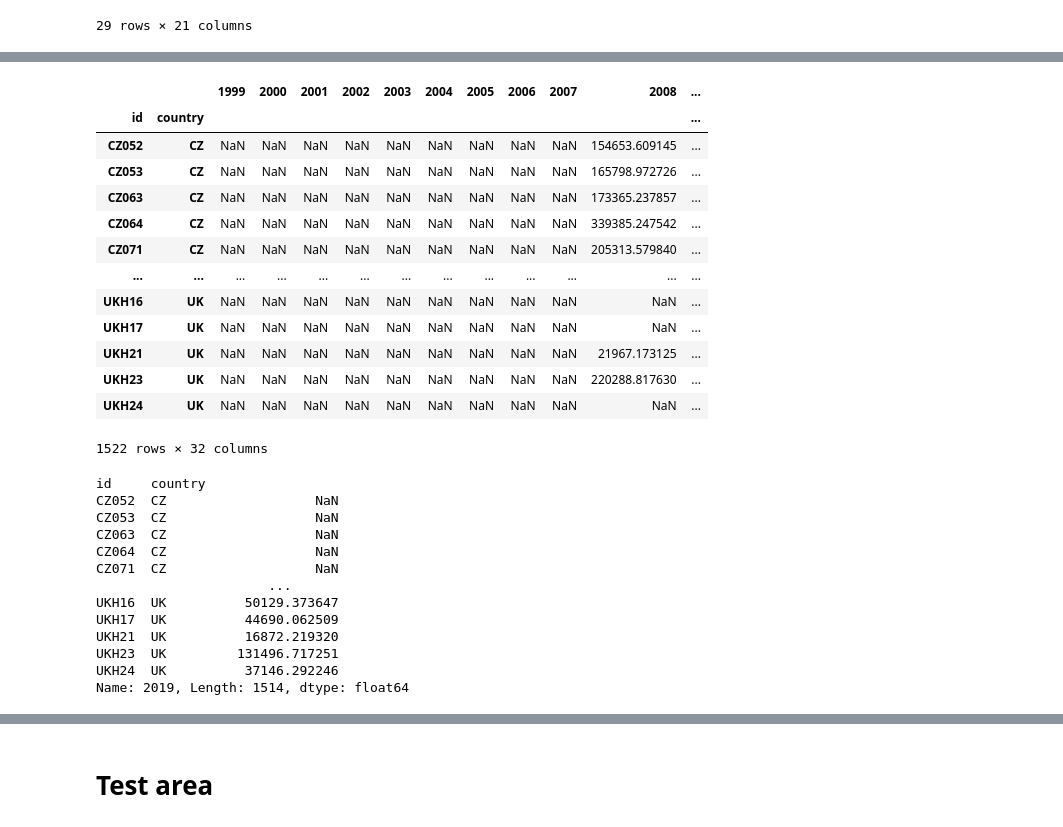
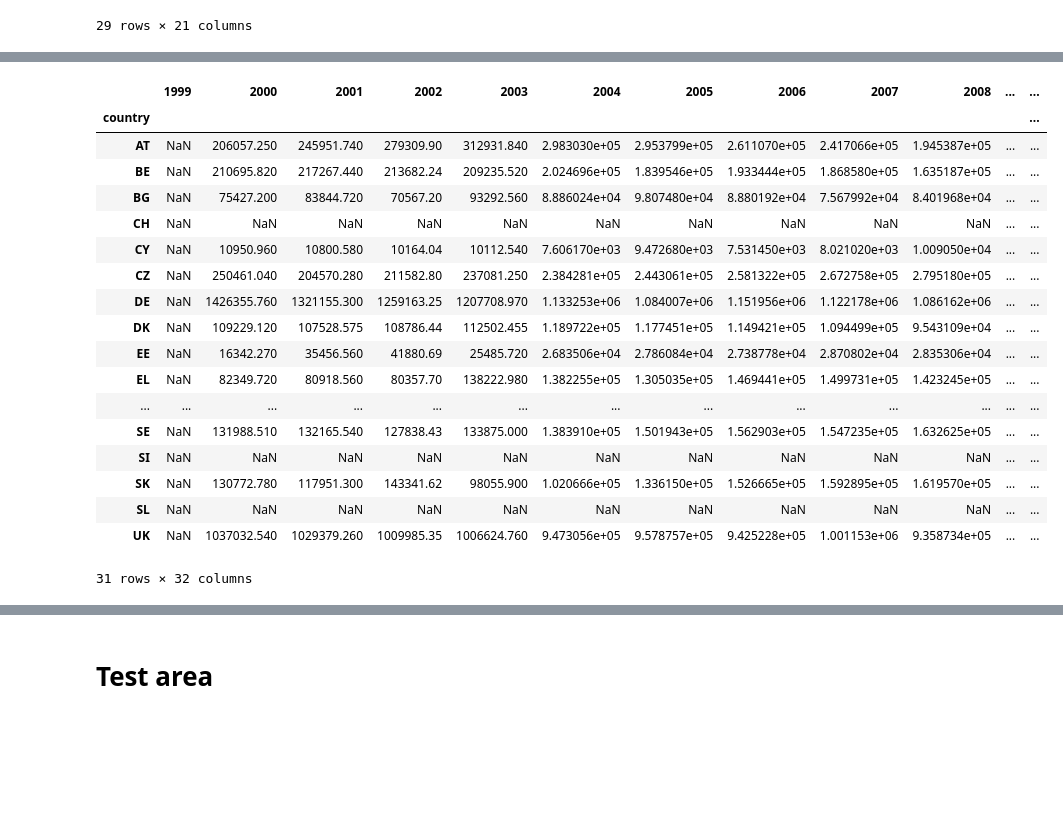
Before and after one commit to Frostie10/eurostat_test, a Jupyter notebook: test_eurostat.ipynb, the cells around one changed output, grey strips where cells are left out. Drawn from its saved outputs; the diff is of its cells as text; code cells hidden in the pictures; blank space fills up the shorter version.

```diff
--- a/test_eurostat.ipynb
+++ b/test_eurostat.ipynb
@@ -470,3 +506,6 @@ df_total_transport_mio_Vkm_country_2
 | SK | 4167.0 | 3974.0 | 4317.0 | 4020.0 | 3700.0 | 3648.0 | NaN | NaN | NaN | 3420.0 | ... | ... |
 | UK | 19829.0 | 19429.0 | NaN | 19982.0 | NaN | 17789.0 | 18134.0 | 19550.0 | NaN | NaN | ... | ... |
 29 rows × 21 columns
+# %%
+df_total_transport_mio_Vkm_country_2_filledna = df_total_transport_mio_Vkm_country_2.interpolate(method ='linear', axis = 1)
+df_total_transport_mio_Vkm_country_2_filledna
@@ -498,6 +557,7 @@ toe
 28 rows × 31 columns
 # %%
-toe_mio_Vkm_country = toe.multiply(df_total_transport_mio_Vkm_country_2)
+toe_mio_Vkm_country = toe.multiply(df_total_transport_mio_Vkm_country_2_filledna)
 toe_mio_Vkm_country.columns = toe_mio_Vkm_country.columns.astype(int)
 toe_mio_Vkm_country
+print(toe_mio_Vkm_country.columns)
 # %% [output]
@@ -523,39 +568,23 @@ toe_mio_Vkm_country
 # %%
-share_total_national_transport_region.columns = share_total_national_transport_region.columns.astype(int)
-toe_mio_Vkm_region = share_total_national_transport_region.multiply(toe_mio_Vkm_country)
-MWh_region = toe_mio_Vkm_region.multiply(11.63)
-MWh_region.columns = ['1999', '2000', '2001', '2002', '2003', '2004', '2005', '2006', '2007', '2008', '2009', '2010', '2011', '2012', '2013', '2014', '2015', '2016','2017', '2018', '2019', '2020', '2021', '2022', '2023', '2024', '2025', '2026', '2027', '2028', '2029', '2030']
-MWh_region
+toe_mio_Vkm_country.columns = ['1999', '2000', '2001', '2002', '2003', '2004', '2005', '2006', '2007', '2008', '2009', '2010', '2011', '2012', '2013', '2014', '2015', '2016','2017', '2018', '2019', '2020', '2021', '2022', '2023', '2024', '2025', '2026', '2027', '2028', '2029', '2030']
+toe_mio_Vkm_country
 # %% [output]
-|  |  | 1999 | 2000 | 2001 | 2002 | 2003 | 2004 | 2005 | 2006 | 2007 | 2008 | ... |
-| id | country |  |  |  |  |  |  |  |  |  |  | ... |
-| CZ052 | CZ | NaN | NaN | NaN | NaN | NaN | NaN | NaN | NaN | NaN | 154653.609145 | ... |
-| CZ053 | CZ | NaN | NaN | NaN | NaN | NaN | NaN | NaN | NaN | NaN | 165798.972726 | ... |
-| CZ063 | CZ | NaN | NaN | NaN | NaN | NaN | NaN | NaN | NaN | NaN | 173365.237857 | ... |
-| CZ064 | CZ | NaN | NaN | NaN | NaN | NaN | NaN | NaN | NaN | NaN | 339385.247542 | ... |
-| CZ071 | CZ | NaN | NaN | NaN | NaN | NaN | NaN | NaN | NaN | NaN | 205313.579840 | ... |
+|  | 1999 | 2000 | 2001 | 2002 | 2003 | 2004 | 2005 | 2006 | 2007 | 2008 | ... | ... |
+| country |  |  |  |  |  |  |  |  |  |  |  | ... |
+| AT | NaN | 206057.250 | 245951.740 | 279309.90 | 312931.840 | 2.983030e+05 | 2.953799e+05 | 2.611070e+05 | 2.417066e+05 | 1.945387e+05 | ... | ... |
+| BE | NaN | 210695.820 | 217267.440 | 213682.24 | 209235.520 | 2.024696e+05 | 1.839546e+05 | 1.933444e+05 | 1.868580e+05 | 1.635187e+05 | ... | ... |
+| BG | NaN | 75427.200 | 83844.720 | 70567.20 | 93292.560 | 8.886024e+04 | 9.807480e+04 | 8.880192e+04 | 7.567992e+04 | 8.401968e+04 | ... | ... |
+| CH | NaN | NaN | NaN | NaN | NaN | NaN | NaN | NaN | NaN | NaN | ... | ... |
+| CY | NaN | 10950.960 | 10800.580 | 10164.04 | 10112.540 | 7.606170e+03 | 9.472680e+03 | 7.531450e+03 | 8.021020e+03 | 1.009050e+04 | ... | ... |
+| CZ | NaN | 250461.040 | 204570.280 | 211582.80 | 237081.250 | 2.384281e+05 | 2.443061e+05 | 2.581322e+05 | 2.672758e+05 | 2.795180e+05 | ... | ... |
+| DE | NaN | 1426355.760 | 1321155.300 | 1259163.25 | 1207708.970 | 1.133253e+06 | 1.084007e+06 | 1.151956e+06 | 1.122178e+06 | 1.086162e+06 | ... | ... |
+| DK | NaN | 109229.120 | 107528.575 | 108786.44 | 112502.455 | 1.189722e+05 | 1.177451e+05 | 1.149421e+05 | 1.094499e+05 | 9.543109e+04 | ... | ... |
+| EE | NaN | 16342.270 | 35456.560 | 41880.69 | 25485.720 | 2.683506e+04 | 2.786084e+04 | 2.738778e+04 | 2.870802e+04 | 2.835306e+04 | ... | ... |
+| EL | NaN | 82349.720 | 80918.560 | 80357.70 | 138222.980 | 1.382255e+05 | 1.305035e+05 | 1.469441e+05 | 1.499731e+05 | 1.423245e+05 | ... | ... |
 | ... | ... | ... | ... | ... | ... | ... | ... | ... | ... | ... | ... | ... |
-| UKH16 | UK | NaN | NaN | NaN | NaN | NaN | NaN | NaN | NaN | NaN | NaN | ... |
-| UKH17 | UK | NaN | NaN | NaN | NaN | NaN | NaN | NaN | NaN | NaN | NaN | ... |
-| UKH21 | UK | NaN | NaN | NaN | NaN | NaN | NaN | NaN | NaN | NaN | 21967.173125 | ... |
-| UKH23 | UK | NaN | NaN | NaN | NaN | NaN | NaN | NaN | NaN | NaN | 220288.817630 | ... |
-| UKH24 | UK | NaN | NaN | NaN | NaN | NaN | NaN | NaN | NaN | NaN | NaN | ... |
+| SE | NaN | 131988.510 | 132165.540 | 127838.43 | 133875.000 | 1.383910e+05 | 1.501943e+05 | 1.562903e+05 | 1.547235e+05 | 1.632625e+05 | ... | ... |
+| SI | NaN | NaN | NaN | NaN | NaN | NaN | NaN | NaN | NaN | NaN | ... | ... |
+| SK | NaN | 130772.780 | 117951.300 | 143341.62 | 98055.900 | 1.020666e+05 | 1.336150e+05 | 1.526665e+05 | 1.592895e+05 | 1.619570e+05 | ... | ... |
+| SL | NaN | NaN | NaN | NaN | NaN | NaN | NaN | NaN | NaN | NaN | ... | ... |
+| UK | NaN | 1037032.540 | 1029379.260 | 1009985.35 | 1006624.760 | 9.473056e+05 | 9.578757e+05 | 9.425228e+05 | 1.001153e+06 | 9.358734e+05 | ... | ... |
-1522 rows × 32 columns
+31 rows × 32 columns
-# %%
-gdf1 = gdf_dw.join(MWh_region)
-gdf_MWh_region = gdf1.drop(['ES708', 'ES704', 'ES705', 'ES709', 'ES706', 'ES703', 'ES707', 'CY000'])
-gdf_MWh_region['2019']
-# %% [output]
-id     country
-CZ052  CZ                   NaN
-CZ053  CZ                   NaN
-CZ063  CZ                   NaN
-CZ064  CZ                   NaN
-CZ071  CZ                   NaN
-                      ...
-UKH16  UK          50129.373647
-UKH17  UK          44690.062509
-UKH21  UK          16872.219320
-UKH23  UK         131496.717251
-UKH24  UK          37146.292246
-Name: 2019, Length: 1514, dtype: float64
```
Also changed, not shown: parts of 25 cells of this notebook.
